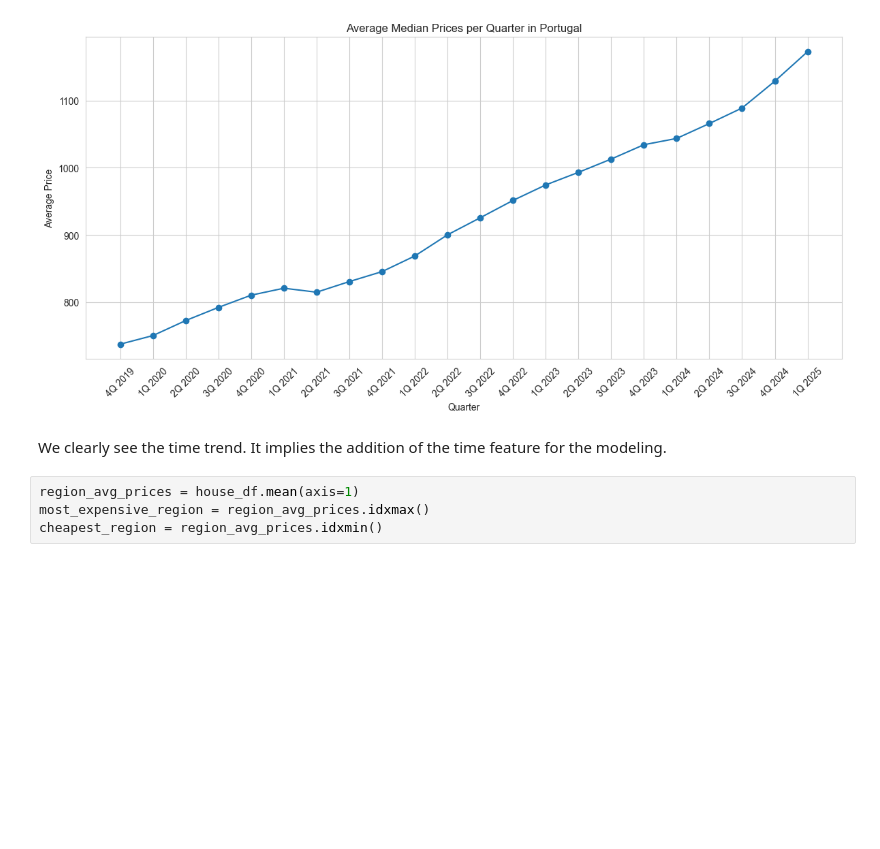
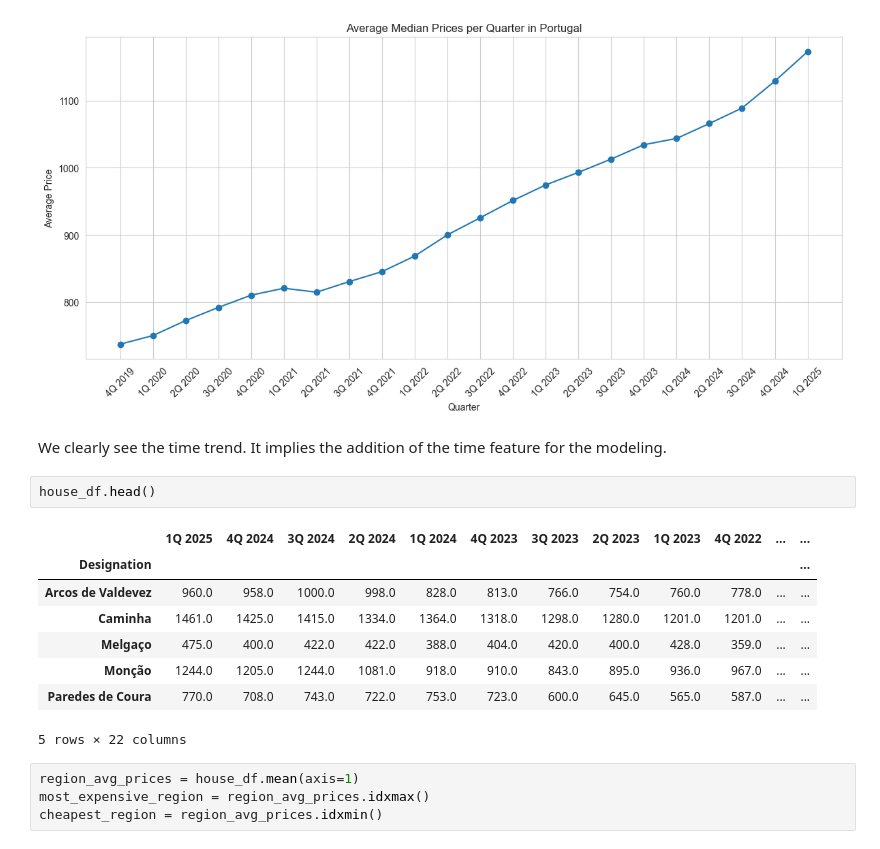
Before and after one commit to Shushunya/FCD-housing-prices, a Jupyter notebook: code/notebooks/eda/01_eda.ipynb, the cells around one changed output. Drawn from its saved outputs; the diff is of its cells as text; blank space fills up the shorter version.

```diff
--- a/code/eda.ipynb
+++ b/code/notebooks/eda/01_eda.ipynb
@@ -193,6 +106,17 @@ plt.show()
 [figure]
 # %% [markdown]
 We clearly see the time trend. It implies the addition of the time feature for the modeling.
+# %%
+house_df.head()
+# %% [output]
+|  | 1Q 2025 | 4Q 2024 | 3Q 2024 | 2Q 2024 | 1Q 2024 | 4Q 2023 | 3Q 2023 | 2Q 2023 | 1Q 2023 | 4Q 2022 | ... | ... |
+| Designation |  |  |  |  |  |  |  |  |  |  |  | ... |
+| Arcos de Valdevez | 960.0 | 958.0 | 1000.0 | 998.0 | 828.0 | 813.0 | 766.0 | 754.0 | 760.0 | 778.0 | ... | ... |
+| Caminha | 1461.0 | 1425.0 | 1415.0 | 1334.0 | 1364.0 | 1318.0 | 1298.0 | 1280.0 | 1201.0 | 1201.0 | ... | ... |
+| Melgaço | 475.0 | 400.0 | 422.0 | 422.0 | 388.0 | 404.0 | 420.0 | 400.0 | 428.0 | 359.0 | ... | ... |
+| Monção | 1244.0 | 1205.0 | 1244.0 | 1081.0 | 918.0 | 910.0 | 843.0 | 895.0 | 936.0 | 967.0 | ... | ... |
+| Paredes de Coura | 770.0 | 708.0 | 743.0 | 722.0 | 753.0 | 723.0 | 600.0 | 645.0 | 565.0 | 587.0 | ... | ... |
+5 rows × 22 columns
 # %%
 region_avg_prices = house_df.mean(axis=1)
 most_expensive_region = region_avg_prices.idxmax()
```
Also changed, not shown: parts of 27 cells of this notebook, 9 other files.
